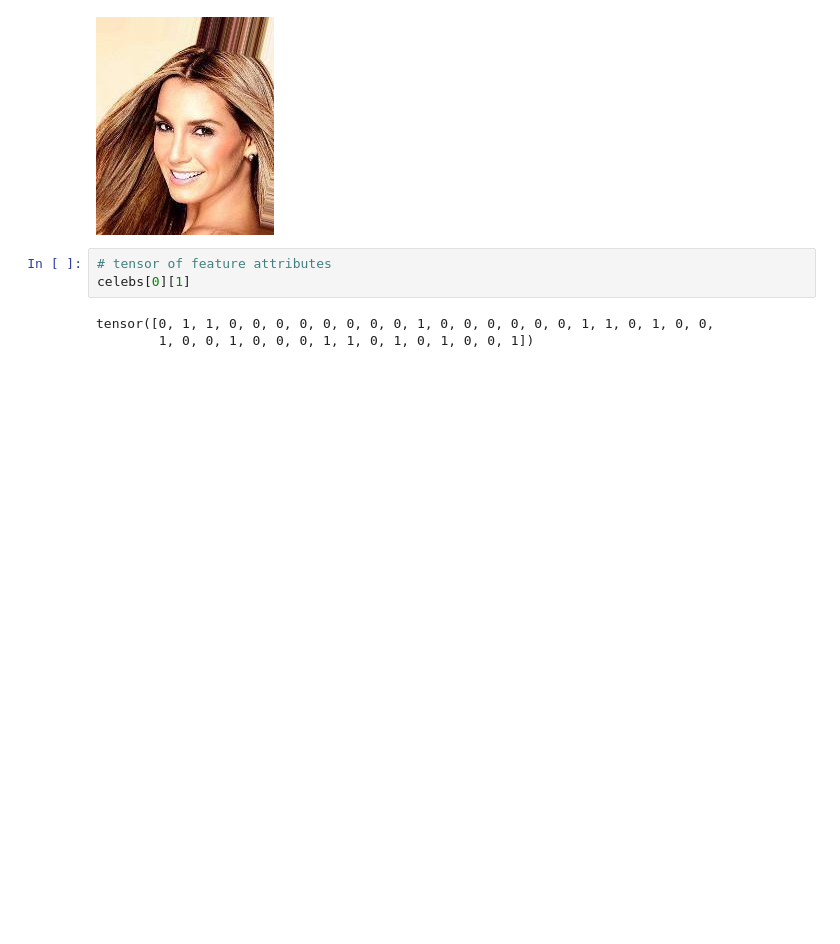
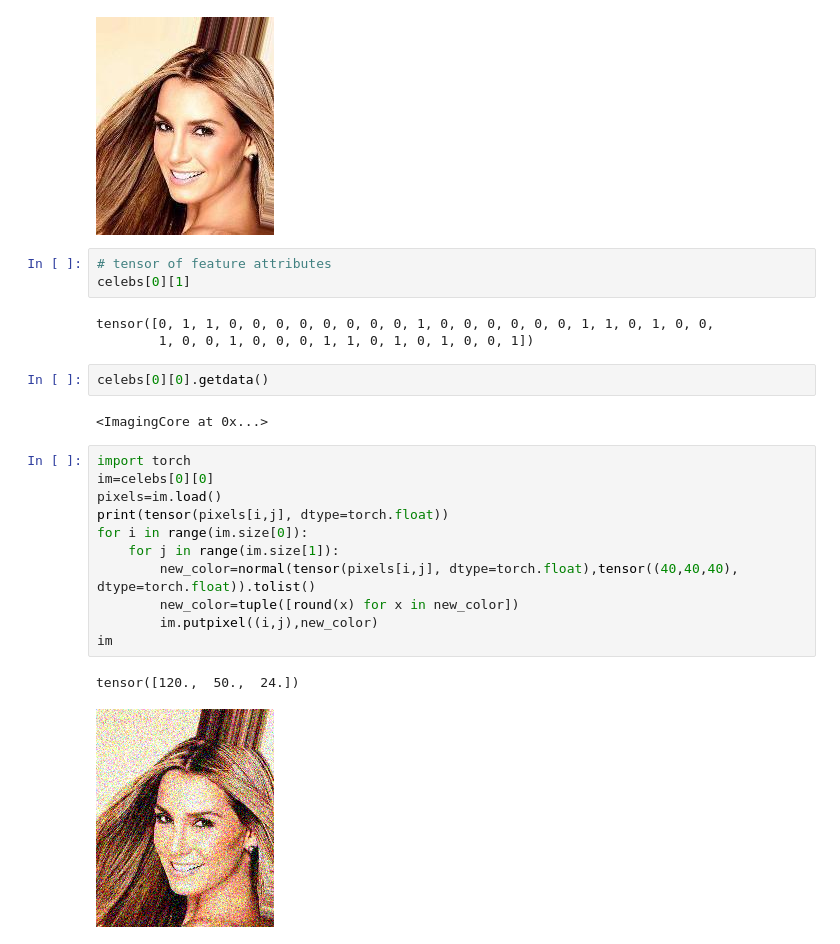
Before and after one commit to JacksonMHoke/diffusion_project, a Jupyter notebook: playground.ipynb, the cells around one changed output. Drawn from its saved outputs; the diff is of its cells as text; blank space fills up the shorter version.

```diff
--- a/playground.ipynb
+++ b/playground.ipynb
@@ -38,3 +39,21 @@ celebs[0][1]
 # %% [output]
 tensor([0, 1, 1, 0, 0, 0, 0, 0, 0, 0, 0, 1, 0, 0, 0, 0, 0, 0, 1, 1, 0, 1, 0, 0,
         1, 0, 0, 1, 0, 0, 0, 1, 1, 0, 1, 0, 1, 0, 0, 1])
+# %%
+celebs[0][0].getdata()
+# %% [output]
+<ImagingCore at 0x...>
+# %%
+import torch
+im=celebs[0][0]
+pixels=im.load()
+print(tensor(pixels[i,j], dtype=torch.float))
+for i in range(im.size[0]):
+    for j in range(im.size[1]):
+        new_color=normal(tensor(pixels[i,j], dtype=torch.float),tensor((40,40,40), dtype=torch.float)).tolist()
+        new_color=tuple([round(x) for x in new_color])
+        im.putpixel((i,j),new_color)
+im
+# %% [output]
+tensor([120.,  50.,  24.])
+[figure, added]
```
Also changed, not shown: parts of 1 cell of this notebook.
